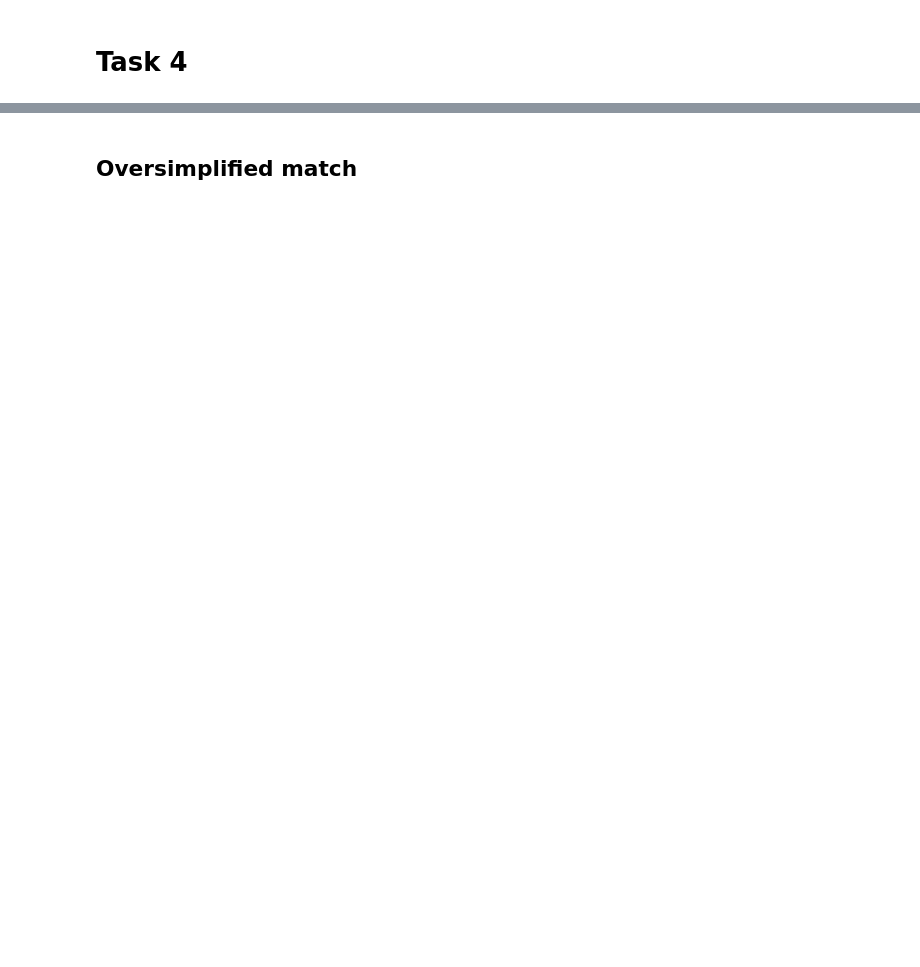
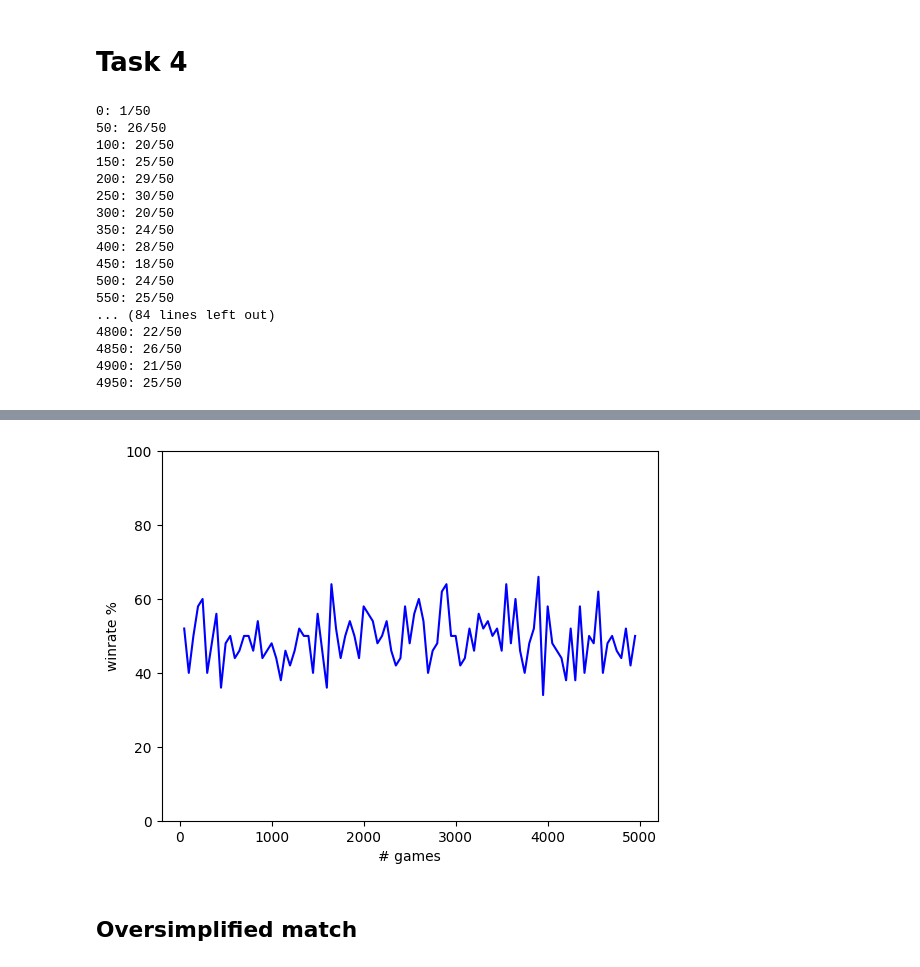
Before and after one commit to CarachinoAlessio/computational_intelligence, a Jupyter notebook: lab3/lab3_nim.ipynb, the cells around one changed output, grey strips where cells are left out. Cells and saved outputs as stored; diff of their text form; code cells hidden in the pictures; blank space fills up the shorter version.

Commit message:
started task 3 and 4

```diff
--- a/lab3/lab3_nim.ipynb
+++ b/lab3/lab3_nim.ipynb
@@ -119,2 +276,22 @@ challenge(genome0, strategy_0, genome1, strategy_1)
 # %% [markdown]
 # Task 4
+# %%
+task4_run()
+# %% [output]
+0: 1/50
+50: 26/50
+100: 20/50
+150: 25/50
+200: 29/50
+250: 30/50
+300: 20/50
+350: 24/50
+400: 28/50
+450: 18/50
+500: 24/50
+550: 25/50
+... (84 lines left out)
+4800: 22/50
+4850: 26/50
+4900: 21/50
+4950: 25/50
@@ -121,3 +315,4 @@ challenge(genome0, strategy_0, genome1, strategy_1)
+[figure, added]
 # %% [markdown]
 ## Oversimplified match
 # %%
```
Also changed, not shown: parts of 5 cells of this notebook, 6 other files.
